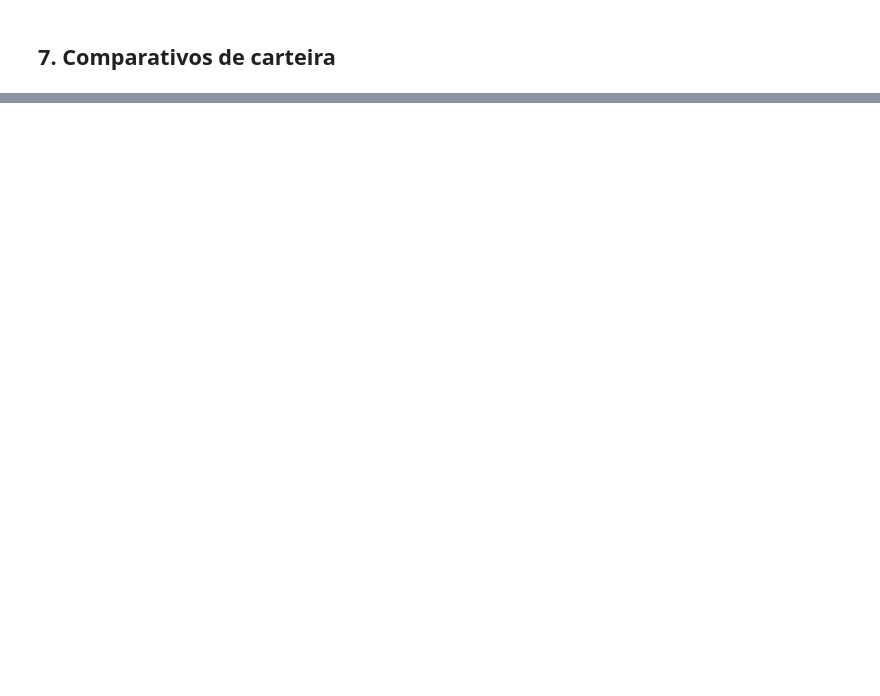
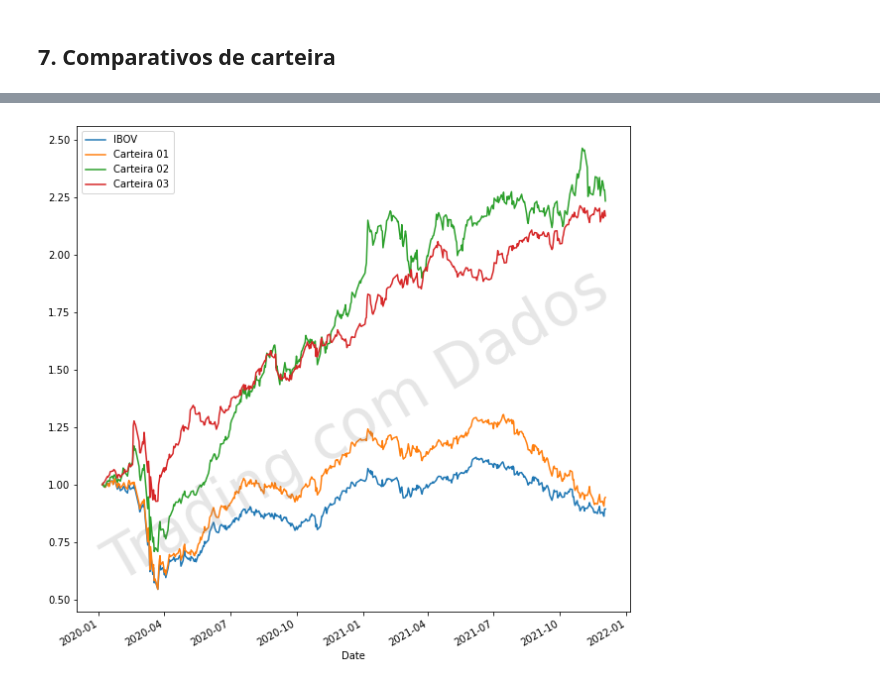
Before and after one commit to Trading-com-Dados/tutoriais_publicos, a Jupyter notebook: 20220201_Comparação_entre_Carteiras.ipynb, the cells around one changed output, grey strips where cells are left out. Saved outputs shown, nothing was run; the diff lists cells and outputs as text; code cells hidden in the pictures; blank space fills up the shorter version.

```diff
--- a/20220201_Comparação_entre_Carteiras.ipynb
+++ b/20220201_Comparação_entre_Carteiras.ipynb
@@ -277,0 +315,12 @@ df_final_normalizado[['IBOV', 'Carteira 01', 'Carteira 02', 'Carteira 03']].plot
+# %%
+df_final_normalizado['Date'] = df_final_normalizado.index
+
+df_final_normalizado.plot(x = 'Date', y = ['IBOV', 'Carteira 01', 'Carteira 02', 'Carteira 03'], kind = 'line', figsize= (10,10))
+
+plt.text(0.8, 1, 'Trading com Dados', transform=ax.transAxes,
+        fontsize=60, color='gray', alpha=0.2,
+        ha='center', va='center', rotation='30')
+
+plt.show()
+# %% [output]
+[figure, added]
```
Also changed, not shown: parts of 15 cells of this notebook.
